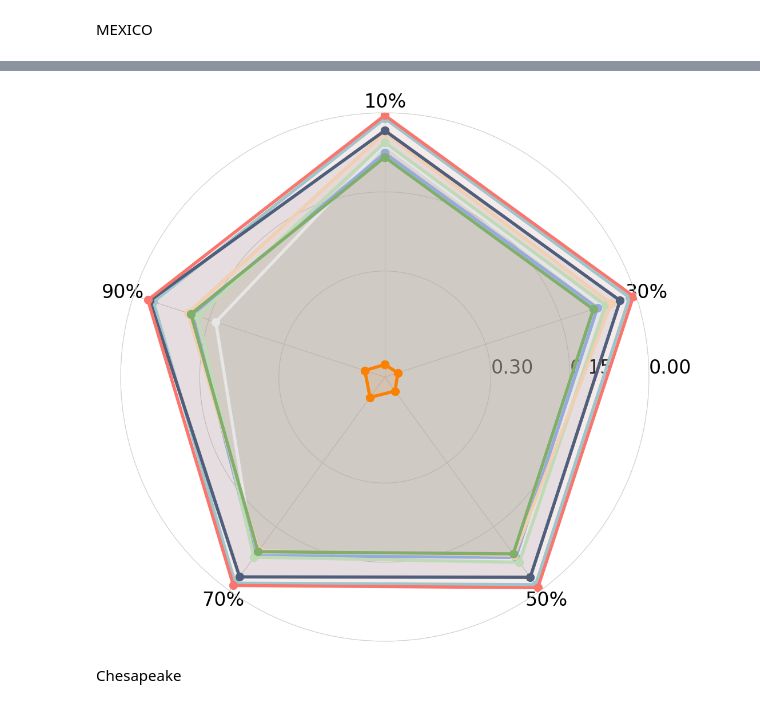
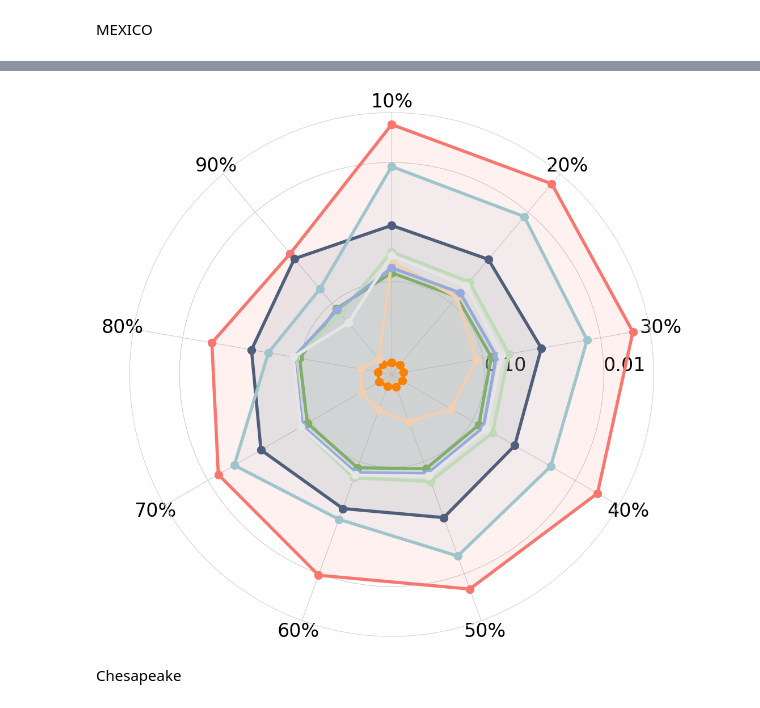
Before and after one commit to YangLabHKUST/STIMP, a Jupyter notebook: visualization/overall_performance.ipynb, the cells around one changed output, grey strips where cells are left out. Saved outputs shown, nothing was run; the diff lists cells and outputs as text; code cells hidden in the pictures.

```diff
--- a/visualization/overall_performance.ipynb
+++ b/visualization/overall_performance.ipynb
@@ -336,20 +229,17 @@ import requests
 import matplotlib.ticker as mtick
 
 methods = ["STImp", "DINEOF", "CSDI",  "ImputeFormer", "Inpainter", "Lin-ITP", "MAE", "Slide Window", "TRMF"]
-methods = methods[::-1]
-metrics = ["10%", "30%", "50%", "70%", "90%"]
+metrics = ["10%", "20%", "30%", "40%", "50%", "60%", "70%", "80%", "90%"]
 value = np.array([
-                  [0.0048, 0.0053, 0.0073, 0.0126, 0.0285],
-                  [0.4773, 0.4749, 0.4680, 0.4533, 0.4611],
-                  [0.0841, 0.0851, 0.0866, 0.0917, 0.1144],
-                  [0.0337, 0.0319, 0.0317, 0.0326, 0.0324],
-                  [0.0381, 0.0498, 0.0832, 0.0942, 0.1086],
-                  [0.0561, 0.0604, 0.0668, 0.0790, 0.1286],
-                  [0.0108, 0.0130, 0.0144, 0.0180, 0.0394],
-                  [0.0764, 0.0770, 0.0784, 0.0823, 0.1175],
-                  [0.0602, 0.0695, 0.0744, 0.0790, 0.1640]])
-
-value = value[::-1]
+                  [0.0048, 0.0049, 0.0053, 0.0061, 0.0073, 0.0097, 0.0126, 0.0177, 0.0285],
+                  [0.4773, 0.4696, 0.4749, 0.4710, 0.4680, 0.4723, 0.4533, 0.4590, 0.4611],
+                  [0.0841, 0.0846, 0.0851, 0.0858, 0.0866, 0.0882, 0.0917, 0.0989, 0.1144],
+                  [0.0337, 0.0329, 0.0319, 0.0386, 0.0317, 0.0382, 0.0326, 0.0385, 0.0324],
+                  [0.0679, 0.0853, 0.1132, 0.1593, 0.2263, 0.2875, 0.3055, 0.3274, 0.4087],
+                  [0.0561, 0.0581, 0.0604, 0.0632, 0.0668, 0.0717, 0.0790, 0.0920, 0.1286],
+                  [0.0108, 0.0112, 0.0130, 0.0173, 0.0144, 0.0306, 0.0180, 0.0536, 0.0695],
+                  [0.0764, 0.0766, 0.0770, 0.0776, 0.0784, 0.0798, 0.0823, 0.0883, 0.1175],
+                  [0.0602, 0.0643, 0.0695, 0.0730, 0.0744, 0.0760, 0.0790, 0.0871, 0.1640]])
 
 
 # Function
@@ -362,35 +252,36 @@ def plot_radar_chart(data, methods, title, metrics):
 
     ax.set_title(title, y=1.15, fontsize=20)
     ax.set_theta_zero_location("N")
     ax.set_theta_direction(-1)
     ax.set_rlabel_position(90)
 
     ax.spines["polar"].set_zorder(1)
     ax.spines["polar"].set_color("lightgrey")
 
-    color_palette = ["#F8766D", "#FC8002","#80AE6B", "#4E5E7B",  "#F1CFB0", "#BFDAB6", "#9EC5CC", "#96ABDC","#E7E6E6"][::-1]
+    color_palette = ["#F8766D", "#FC8002","#80AE6B", "#4E5E7B",  "#F1CFB0", "#BFDAB6", "#9EC5CC", "#96ABDC","#E7E6E6"]
 
     for i in range(data.shape[0]):
         values = data[i]
         values = np.concatenate([values, values[0][np.newaxis]], 0)
         ax.plot(theta, values, linewidth=4, linestyle="solid", label=methods[i], marker='o', markersize=10,color=color_palette[i%len(color_palette)])
         ax.fill(theta, values, alpha=0.10, color=color_palette[i % len(color_palette)])
 
 
     plt.yticks(np.linspace(0.3, 0, 3), np.linspace(0.3, 0, 3).tolist(), color="black", size=24)
     plt.xticks(theta[:-1], metrics, color="black", size=24)
+    ax.set_yscale("log")
     ax.yaxis.set_inverted(True)
     ax.yaxis.set_major_formatter(mtick.FormatStrFormatter('%.2f'))
     # plt.legend(loc="upper right", bbox_to_anchor=(1.3, 1.1))
     # plt.legend(loc="upper right", bbox_to_anchor=(1.05,1.05))
 
     return fig
 
 # Plot
 fig = plot_radar_chart(value, methods, title="", metrics=metrics)
 plt.show()
 # %% [output]
-[figure, old version]
+[figure, new version]
 # %% [markdown]
 Chesapeake
 # %%
```
Also changed, not shown: parts of 11 cells of this notebook.
